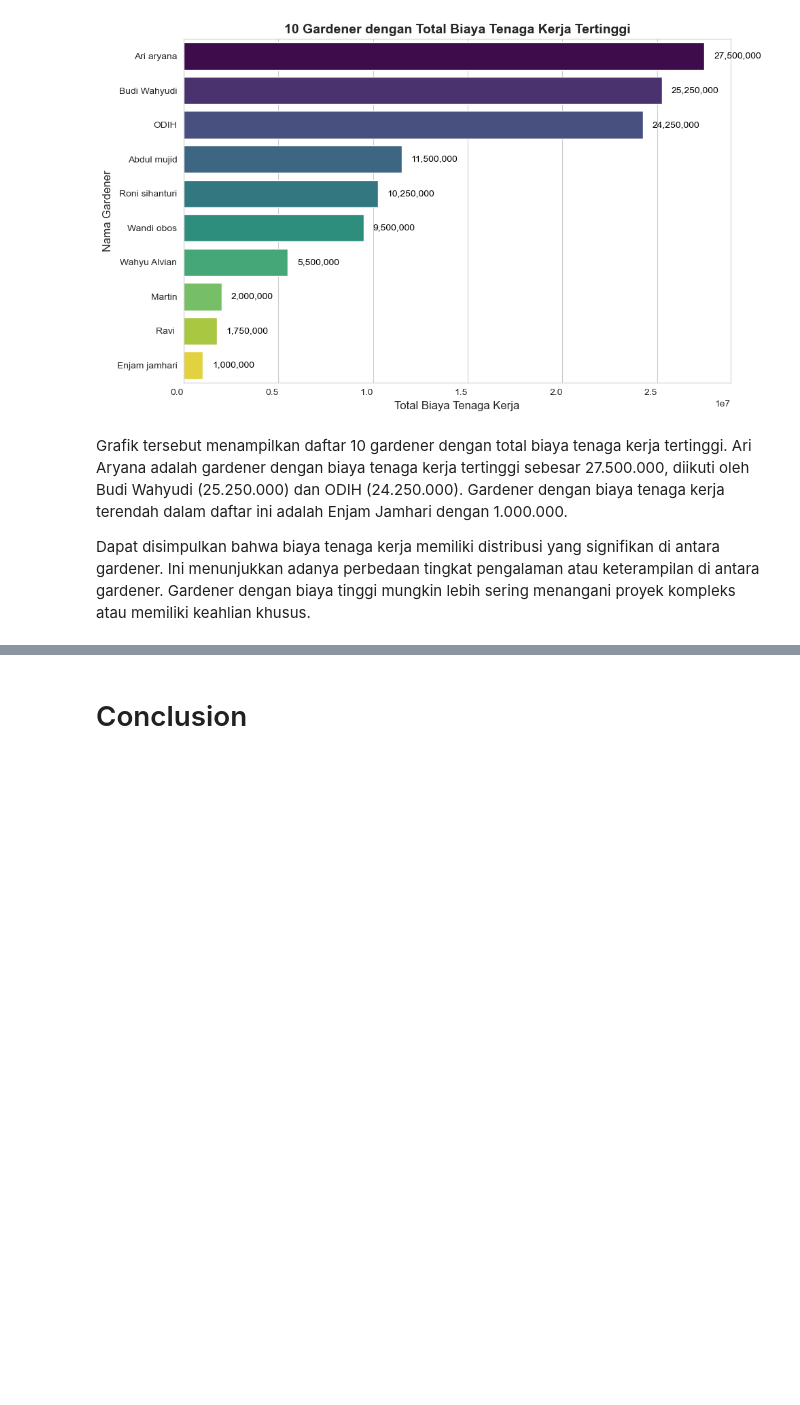
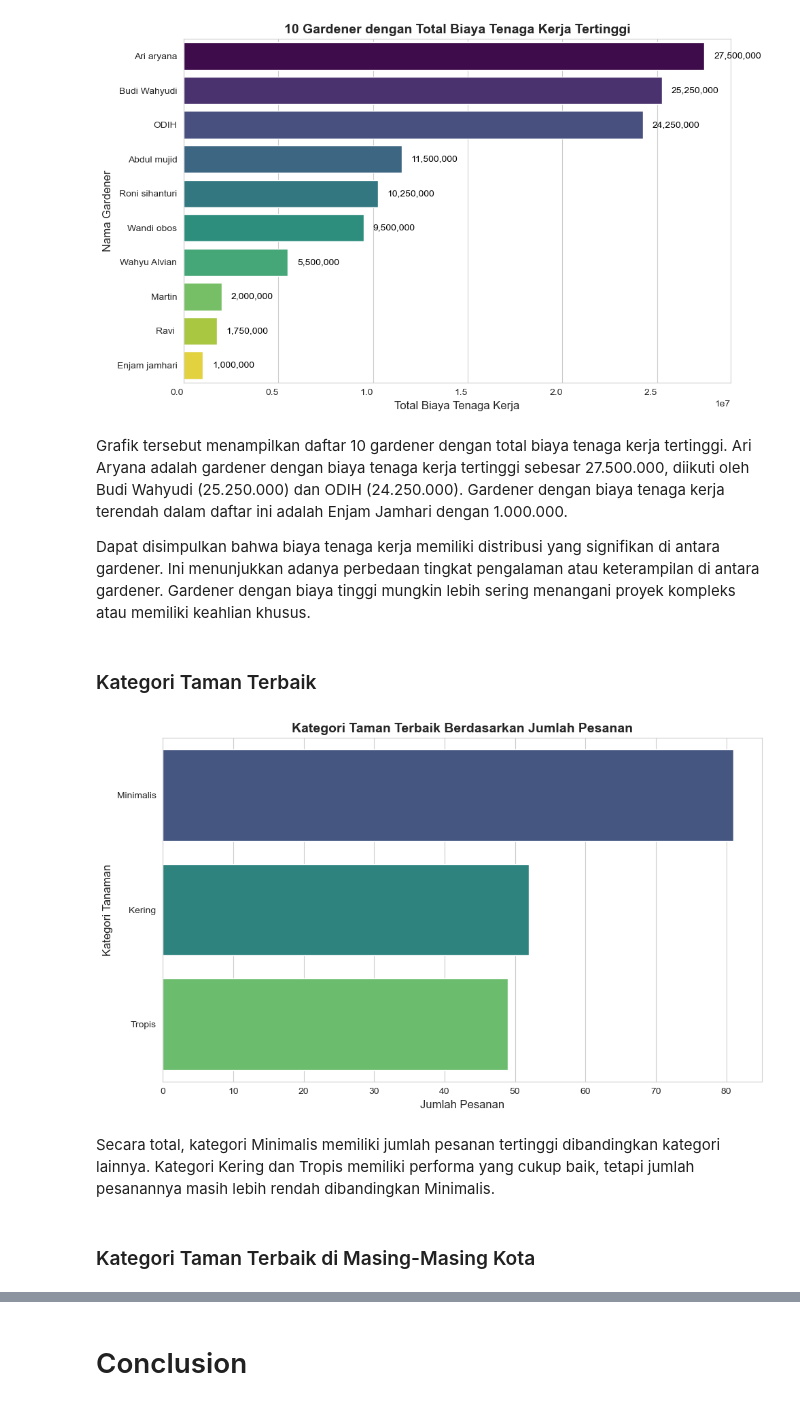
Before and after one commit to belindaingridinaa/MES-GardenBuild, a Jupyter notebook: garden_build_analysis.ipynb, the cells around one changed output, grey strips where cells are left out. Saved outputs shown, nothing was run; the diff lists cells and outputs as text; code cells hidden in the pictures; blank space fills up the shorter version.

```diff
--- a/garden_build_analysis.ipynb
+++ b/garden_build_analysis.ipynb
@@ -842,3 +902,28 @@ plt.show()
 Grafik tersebut menampilkan daftar 10 gardener dengan total biaya tenaga kerja tertinggi. Ari Aryana adalah gardener dengan biaya tenaga kerja tertinggi sebesar 27.500.000, diikuti oleh Budi Wahyudi (25.250.000) dan ODIH (24.250.000). Gardener dengan biaya tenaga kerja terendah dalam daftar ini adalah Enjam Jamhari dengan 1.000.000.
 
 Dapat disimpulkan bahwa biaya tenaga kerja memiliki distribusi yang signifikan di antara gardener. Ini menunjukkan adanya perbedaan tingkat pengalaman atau keterampilan di antara gardener. Gardener dengan biaya tinggi mungkin lebih sering menangani proyek kompleks atau memiliki keahlian khusus.
+# %% [markdown]
+### Kategori Taman Terbaik
+# %%
+# Mengurutkan kategori berdasarkan jumlah pesanan (dari jumlah banyak ke jumlah kecil)
+category_counts = df['design_category'].value_counts()
+
+# Membuat bar plot berdasarkankategori tanaman tersebut
+plt.figure(figsize=(10, 6))
+sns.barplot(
+    y=category_counts.index,
+    x=category_counts.values,
+    palette="viridis",
+    orient="h"
+)
+plt.title('Kategori Taman Terbaik Berdasarkan Jumlah Pesanan', fontsize=14, fontweight='bold')
+plt.xlabel('Jumlah Pesanan', fontsize=12)
+plt.ylabel('Kategori Tanaman', fontsize=12)
+plt.tight_layout()
+plt.show()
+# %% [output]
+[figure, added]
+# %% [markdown]
+Secara total, kategori Minimalis memiliki jumlah pesanan tertinggi dibandingkan kategori lainnya. Kategori Kering dan Tropis memiliki performa yang cukup baik, tetapi jumlah pesanannya masih lebih rendah dibandingkan Minimalis.
+# %% [markdown]
+### Kategori Taman Terbaik di Masing-Masing Kota
```
Also changed, not shown: parts of 22 cells of this notebook.
